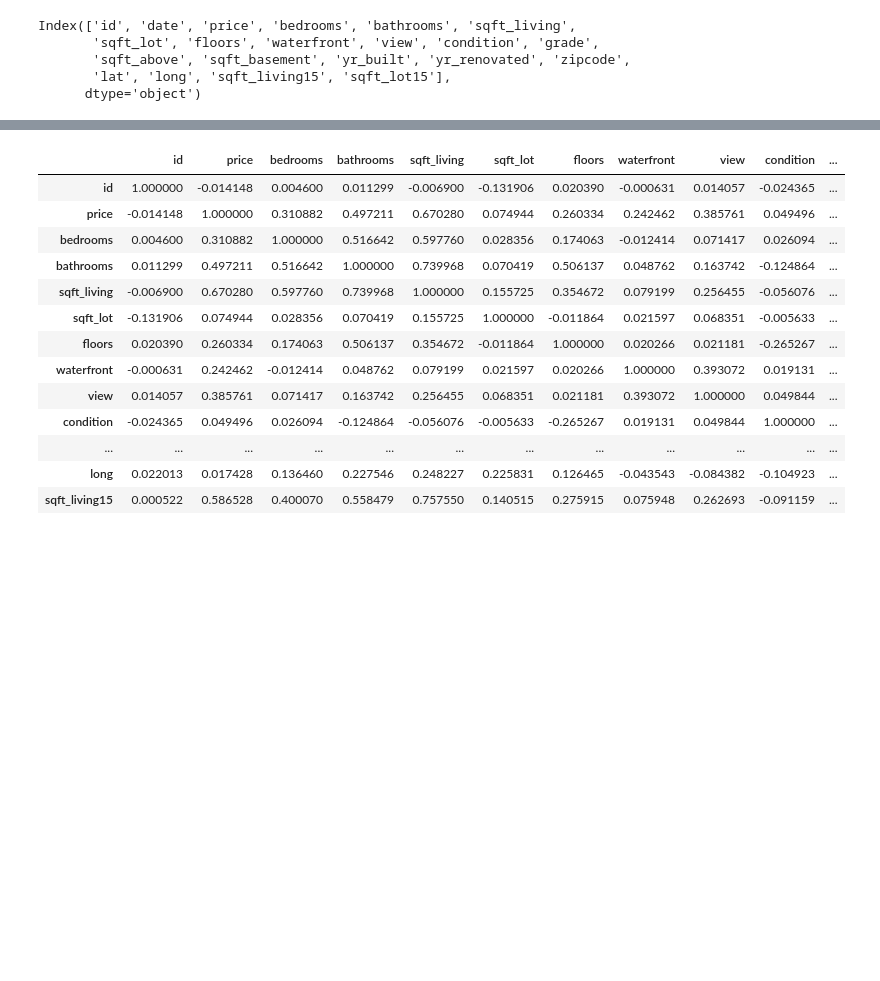
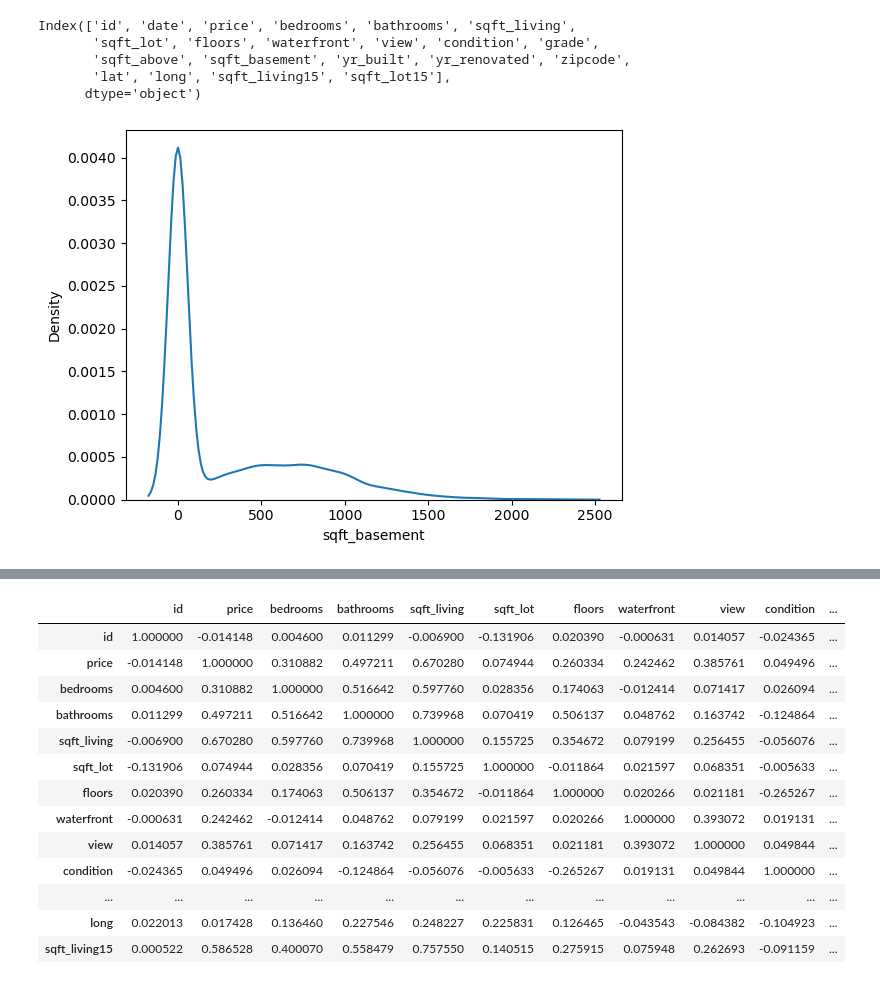
Before and after one commit to ramazannbilen/AI-machine-learning, a Jupyter notebook: Day 03/King County Home Price Prediction_own.ipynb, the cells around one changed output, grey strips where cells are left out. Saved outputs shown, nothing was run; the diff lists cells and outputs as text; code cells hidden in the pictures; blank space fills up the shorter version.

```diff
--- a/Day 03/King County Home Price Prediction_own.ipynb
+++ b/Day 03/King County Home Price Prediction_own.ipynb
@@ -156,3 +127,7 @@ Index(['id', 'date', 'price', 'bedrooms', 'bathrooms', 'sqft_living',
        'sqft_above', 'sqft_basement', 'yr_built', 'yr_renovated', 'zipcode',
        'lat', 'long', 'sqft_living15', 'sqft_lot15'],
       dtype='object')
+# %%
+sns.kdeplot(x = df['sqft_basement']);
+# %% [output]
+[figure, new version]
```
Also changed, not shown: parts of 24 cells of this notebook, 1 other file.
